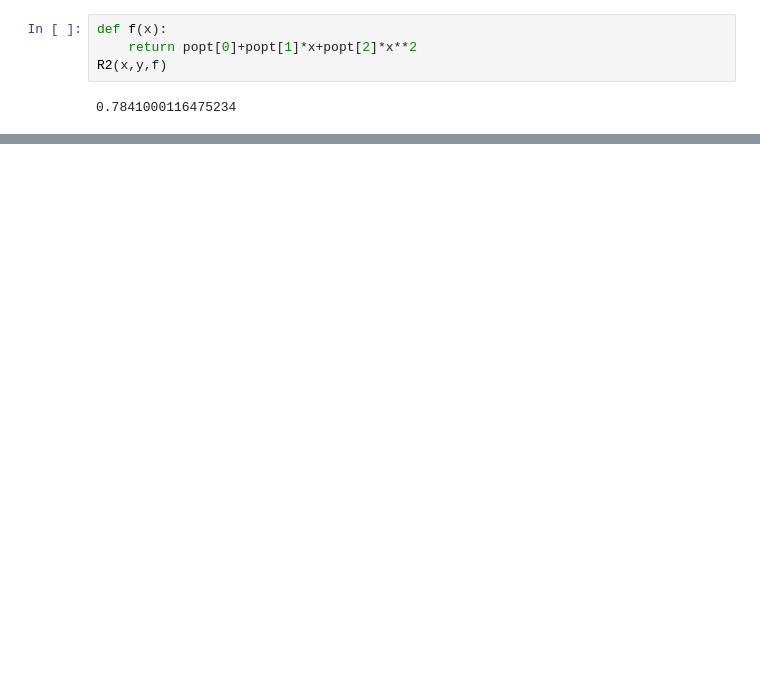
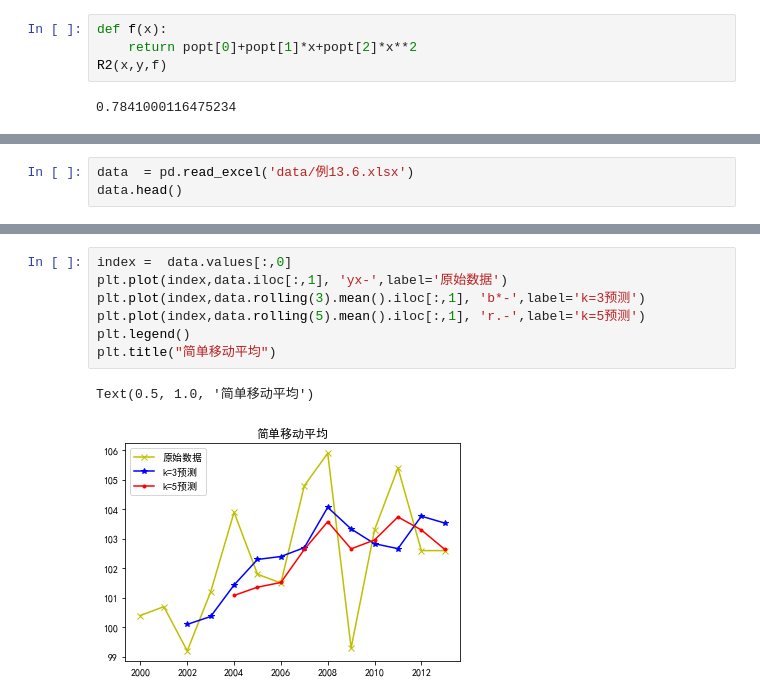
Before and after one commit to xiasummer1019/statis_learning, a Jupyter notebook: time_series/time_series.ipynb, the cells around one changed output, grey strips where cells are left out. Drawn from its saved outputs; the diff is of its cells as text; blank space fills up the shorter version.

```diff
--- a/time_series/time_series.ipynb
+++ b/time_series/time_series.ipynb
@@ -143,0 +185,3 @@ R2(x,y,f)
+# %%
+data  = pd.read_excel('data/例13.6.xlsx')
+data.head()
@@ -143,0 +219,10 @@ R2(x,y,f)
+# %%
+index =  data.values[:,0]
+plt.plot(index,data.iloc[:,1], 'yx-',label='原始数据')
+plt.plot(index,data.rolling(3).mean().iloc[:,1], 'b*-',label='k=3预测')
+plt.plot(index,data.rolling(5).mean().iloc[:,1], 'r.-',label='k=5预测')
+plt.legend()
+plt.title("简单移动平均")
+# %% [output]
+Text(0.5, 1.0, '简单移动平均')
+[figure, added]
```
Also changed, not shown: parts of 48 cells of this notebook, 15 other files.
